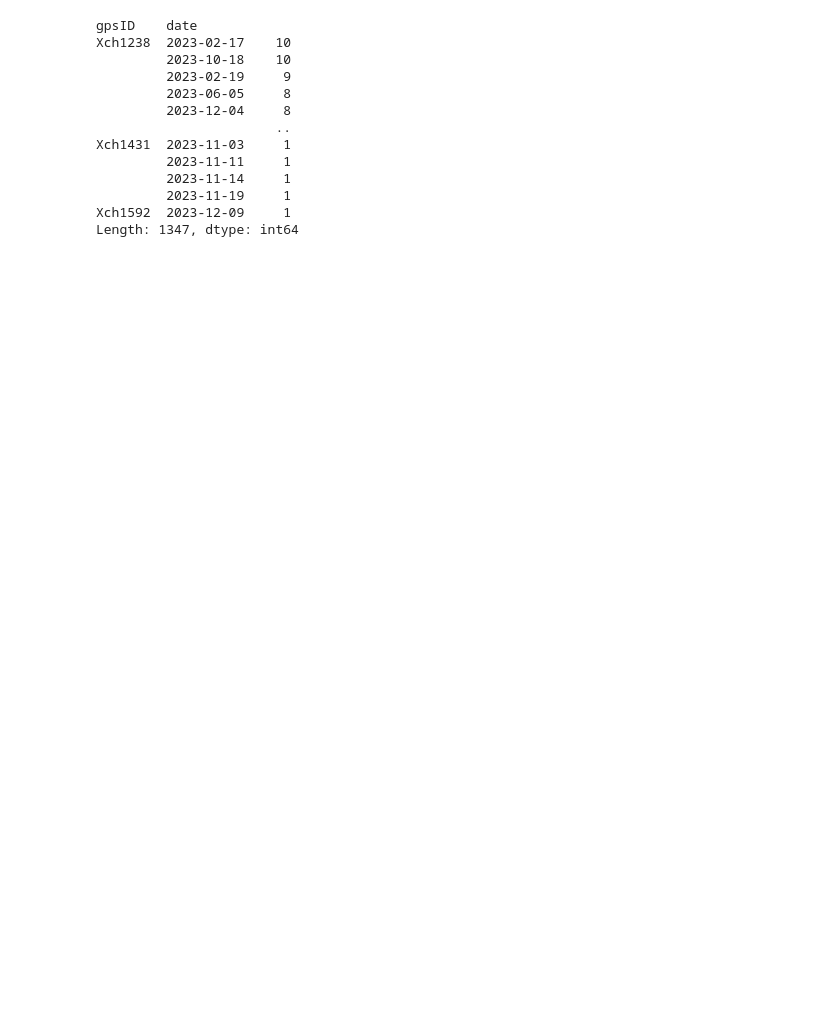
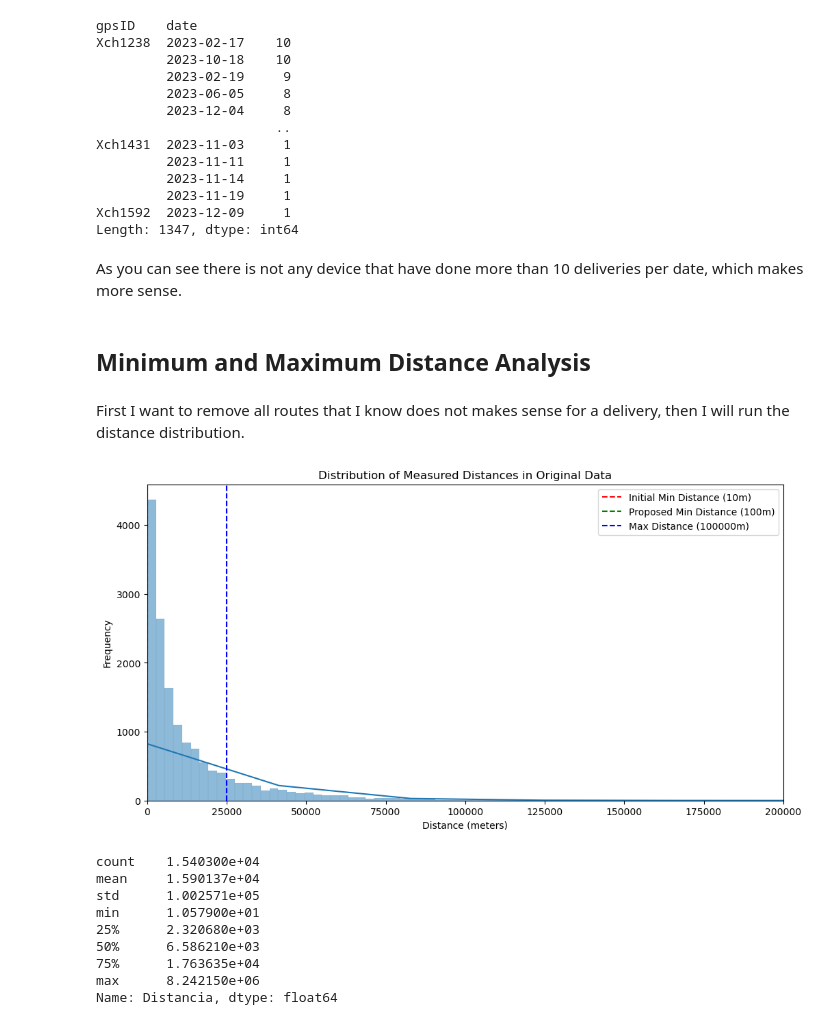
Before and after one commit to rodacreditos/celo_delivery_drivers_chain, a Jupyter notebook: integration_tests_tribu_data.ipynb, the cells around one changed output. Saved outputs shown, nothing was run; the diff lists cells and outputs as text; code cells hidden in the pictures; blank space fills up the shorter version.

Commit message:
added more analisys for identifying minimum and maximum threshholds for route distances

```diff
--- a/integration_tests_tribu_data.ipynb
+++ b/integration_tests_tribu_data.ipynb
@@ -45,3 +67,48 @@ Xch1431  2023-11-03     1
          2023-11-19     1
 Xch1592  2023-12-09     1
 Length: 1347, dtype: int64
+# %% [markdown]
+As you can see there is not any device that have done more than 10 deliveries per date, which makes more sense.
+# %% [markdown]
+## Minimum and Maximum Distance Analysis
+# %% [markdown]
+First I want to remove all routes that I know does not makes sense for a delivery, then I will run the distance distribution.
+# %%
+original_df = original_df[original_df['Distancia']>10] # filter in routes with distance > than 10 meters
+original_df = original_df[original_df['Referencia'].notnull()] # only count routes that are asigned to an user.
+# %%
+import matplotlib.pyplot as plt
+import seaborn as sns
+
+# Analyzing the distribution of measured distances
+plt.figure(figsize=(12, 6))
+sns.histplot(original_df['Distancia'], bins=3000, kde=True)
+plt.title('Distribution of Measured Distances in Original Data')
+plt.xlabel('Distance (meters)')
+plt.ylabel('Frequency')
+
+# Setting x-axis limits to focus on the area with more routes
+# For example, focusing on distances less than 500 meters
+plt.xlim(0, 200000)
+
+# initial and proposed thresholds
+plt.axvline(10, color='r', linestyle='--', label='Initial Min Distance (10m)')
+plt.axvline(100, color='g', linestyle='--', label='Proposed Min Distance (100m)')
+plt.axvline(25000, color='b', linestyle='--', label='Max Distance (100000m)')
+plt.legend()
+plt.show()
+
+# Display basic statistical details of the measured distances
+distance_stats = original_df['Distancia'].describe()
+print(distance_stats)
+# %% [output]
+[figure, added]
+count    1.540300e+04
+mean     1.590137e+04
+std      1.002571e+05
+min      1.057900e+01
+25%      2.320680e+03
+50%      6.586210e+03
+75%      1.763635e+04
+max      8.242150e+06
+Name: Distancia, dtype: float64
```
Also changed, not shown: parts of 12 cells of this notebook.
